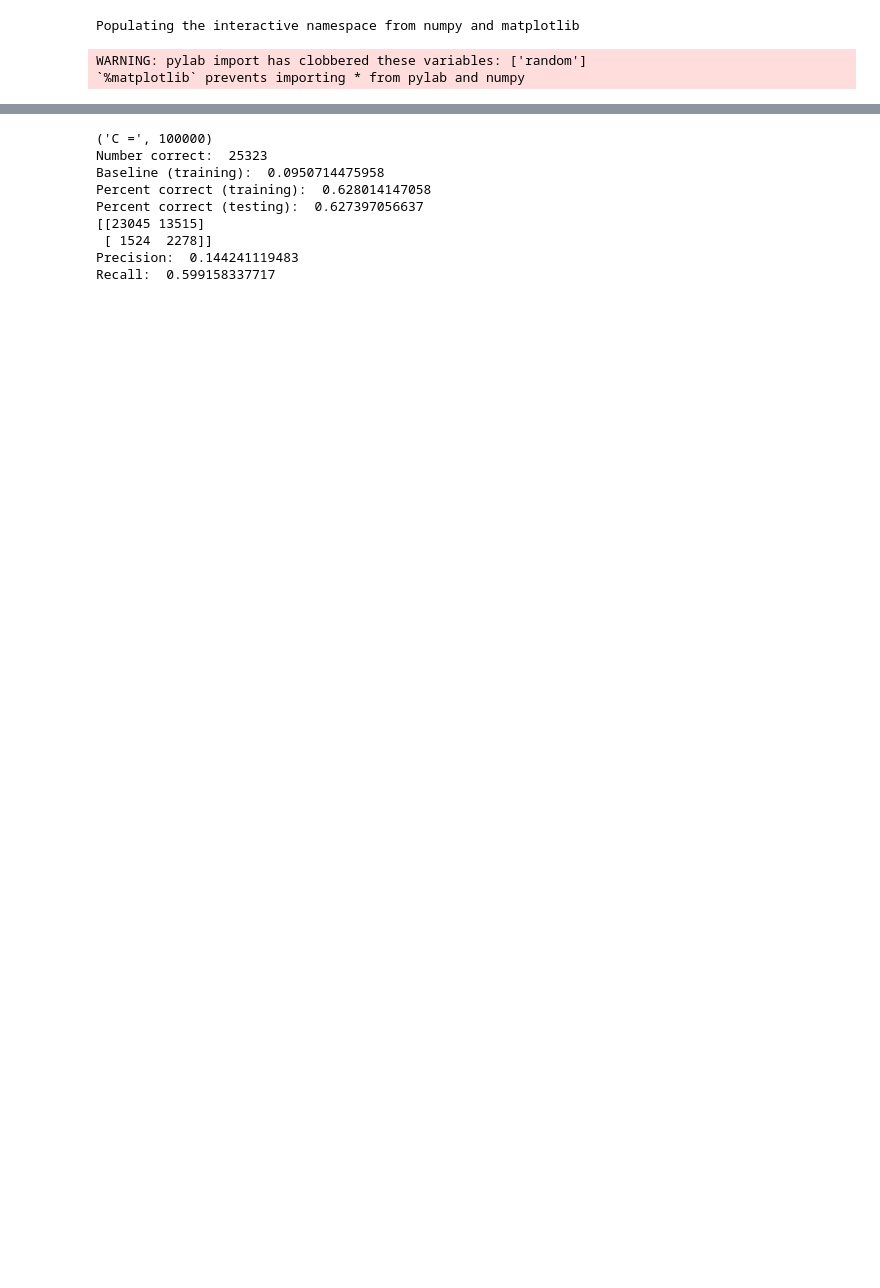
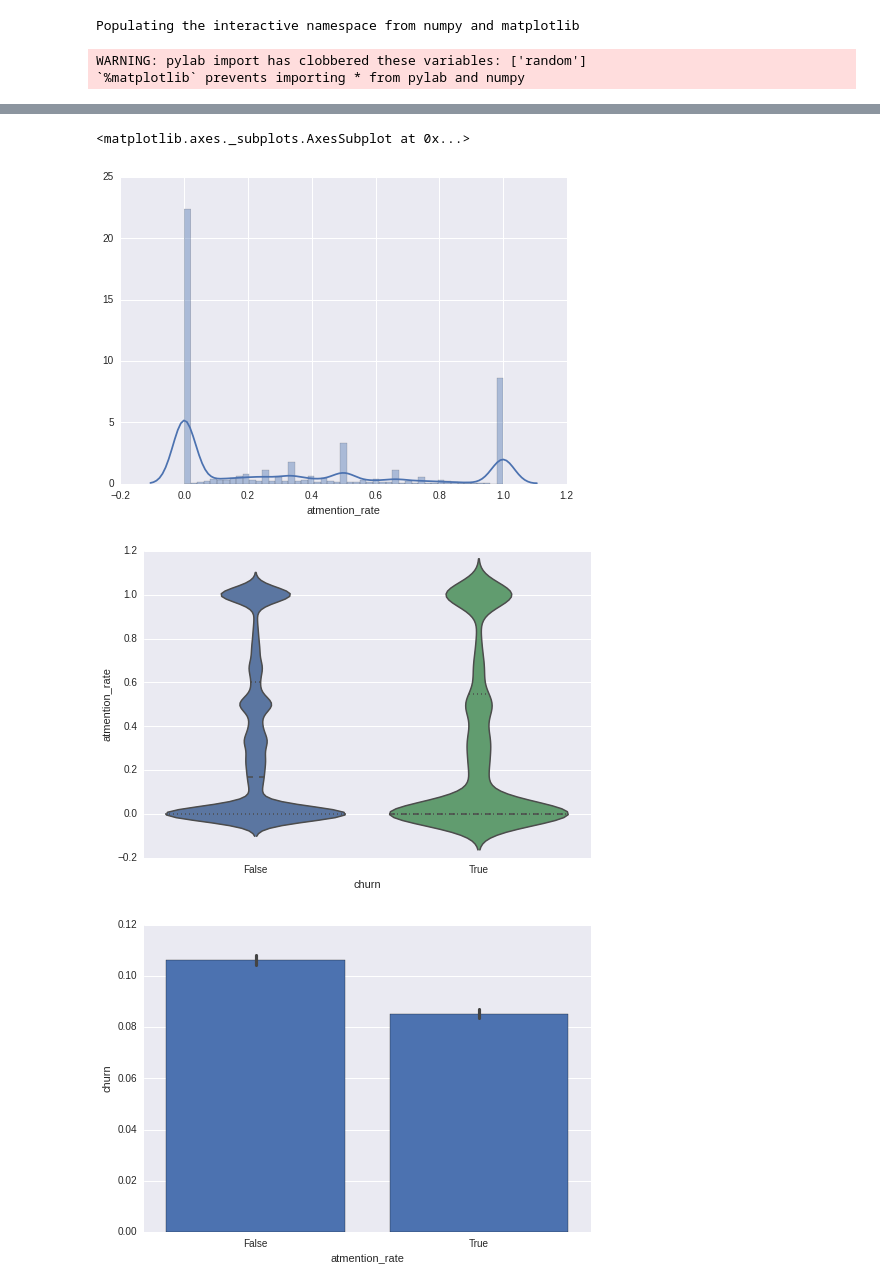
Before and after one commit to pcallier/insight, a Jupyter notebook: notebooks/Retention-Churn.ipynb, the cells around one changed output, grey strips where cells are left out. Cells and saved outputs as stored; diff of their text form; code cells hidden in the pictures; blank space fills up the shorter version.

Commit message:
Model tweaking and new figures

```diff
--- a/notebooks/Retention-Churn.ipynb
+++ b/notebooks/Retention-Churn.ipynb
@@ -18,6 +19,7 @@ con.rollback()
 with con.cursor() as cur:
     cur.execute("select user_id, max(tweets.created_at) as tweet_time, "
                 "usr.created_at, last_tweet_at, (last_tweet_at < '2015-05-15') as churn, "
+                "sum(atmention::int::float) / count(1)::float as atmention_rate, count(1) as num_tweets_user, "
                 "usr.followers_count, usr.friends_count from tweets inner join "
                 "(select user_id, name, followers_count, friends_count, last_tweet_at, created_at from users "
                 "where last_tweet_at is not null) as usr using (user_id) "
@@ -61,46 +29,14 @@ pickle.dump(dscl, file("scaler.pickle", "w"))
-# %%
-# model
-
-from sklearn.ensemble import RandomForestClassifier
-from sklearn.linear_model import LogisticRegression
-from sklearn.svm import SVC
-from sklearn.externals import joblib
-import sklearn
-
-
-
-def try_model(training_predictors, training_response, testing_predictors, testing_response, the_model):
-    the_model.fit(training_predictors, training_response)
-    classfn = the_model.predict(testing_predictors)
-    print "Number correct: ", (classfn==testing_response).sum()
-    print "Baseline (training): ",  np.sum(training_response==True) / float(len(training_response))
-    print "Percent correct (training): ", (the_model.predict(training_predictors)==
-                                           training_response).sum() / float(len(training_response))
-    print "Percent correct (testing): ", (classfn==testing_response).sum() / float(len(classfn))
-
-    print sklearn.metrics.confusion_matrix(testing_response.astype(int), classfn.astype(int))
-    print "Precision: ", sklearn.metrics.precision_score(testing_response.astype(int), classfn.astype(int))
-    print "Recall: ", sklearn.metrics.recall_score(testing_response.astype(int), classfn.astype(int))
-
-    return the_model
-
-
-#clf.fit(training_predictors, training[:,0])
-#clf
-for cval in (100000,):
-    print("C =", cval)
-    sample_rows = range(0,training_predictors.shape[0])
-    svm = try_model(training_predictors[sample_rows,:], training.iloc[sample_rows,0],
-                    testing_predictors, testing.iloc[:,0], SVC(C=cval,class_weight='auto'))
-    #joblib.dump(svm, 'svm_{}.pkl'.format(int(time.time())))
-    pickle.dump(svm,file("svm{}.pkl".format(int(time.time())), "w"))
-# %% [output]
-('C =', 100000)
-Number correct:  25323
-Baseline (training):  0.0950714475958
-Percent correct (training):  0.628014147058
-Percent correct (testing):  0.627397056637
-[[23045 13515]
- [ 1524  2278]]
-Precision:  0.144241119483
-Recall:  0.599158337717
+# %%
+# at mention rate
+import seaborn as sns
+plt.figure(1)
+sns.distplot(churn_df.atmention_rate.replace([np.inf, -np.inf, np.nan], 0)+0.000)
+plt.figure(2)
+sns.violinplot(churn_df.atmention_rate.replace([np.inf, -np.inf, np.nan], 0), groupby=churn_df.churn)
+plt.figure(3)
+sns.barplot(x=churn_df.atmention_rate > 0, y=churn_df.churn, estimator=np.mean)
+# %% [output]
+<matplotlib.axes._subplots.AxesSubplot at 0x...>
+[figure, added]
+[figure, added]
+[figure, added]
```
Also changed, not shown: parts of 22 cells of this notebook.
